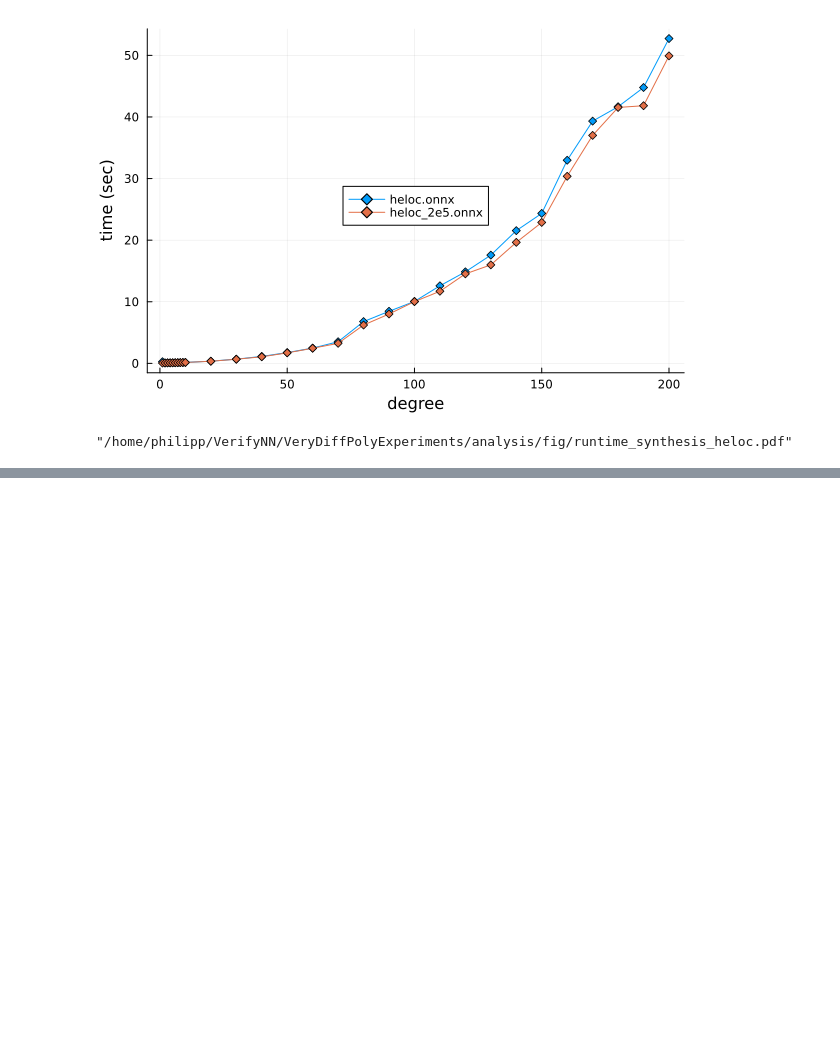
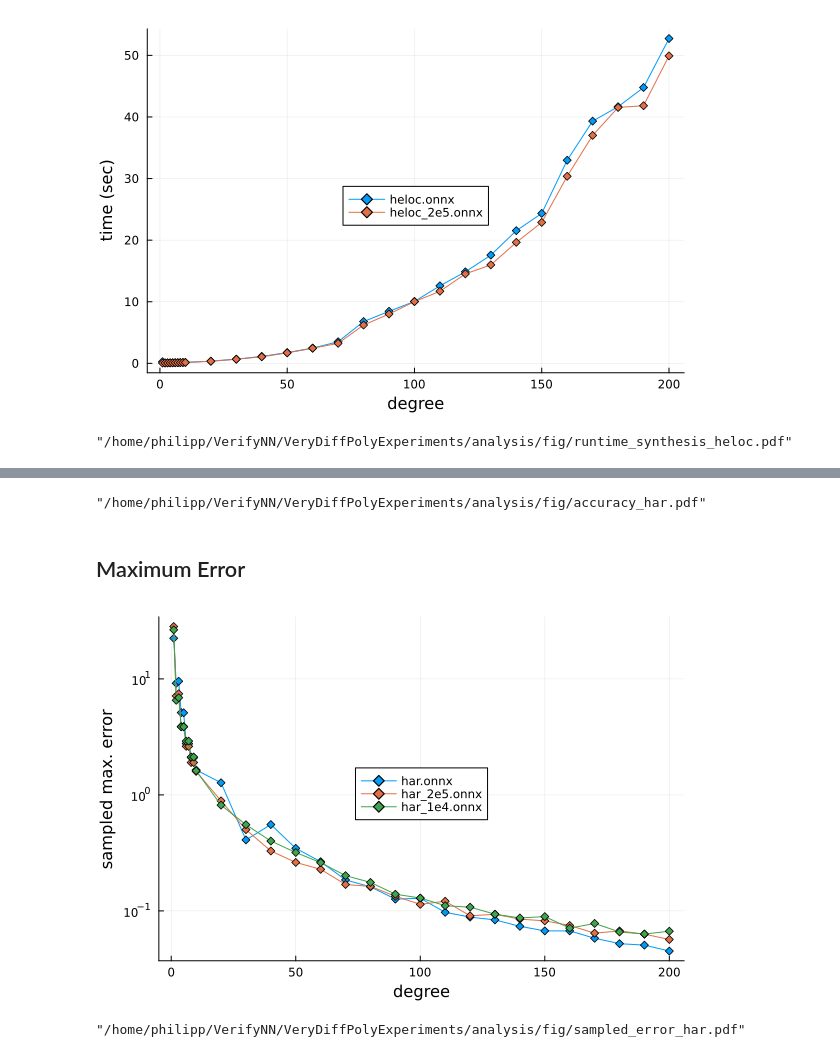
Before and after one commit to phK3/VeryDiffPolyExperiments, a Jupyter notebook: analysis/generated_nns.ipynb, the cells around one changed output, grey strips where cells are left out. Saved outputs shown, nothing was run; the diff lists cells and outputs as text; code cells hidden in the pictures; blank space fills up the shorter version.

Commit message:
HAR analysis

```diff
--- a/analysis/generated_nns.ipynb
+++ b/analysis/generated_nns.ipynb
@@ -234,0 +296,21 @@ savefig(p, "fig/runtime_synthesis_heloc.pdf")
+# %%
+savefig(p, "fig/accuracy_har.pdf")
+# %% [output]
+"/home/philipp/VerifyNN/VeryDiffPolyExperiments/analysis/fig/accuracy_har.pdf"
+# %% [markdown]
+## Maximum Error
+# %%
+p = plot(xlabel="degree", ylabel="sampled max. error", legend=:inside, yscale=:log10)
+for k in keys(results_har)
+    degs = results_har[k]["degrees"]
+    accs = results_har[k]["max_errs"]
+    plot!(degs, accs, label=k, marker=:diamond)
+end
+
+p
+# %% [output]
+[figure, added]
+# %%
+savefig(p, "fig/sampled_error_har.pdf")
+# %% [output]
+"/home/philipp/VerifyNN/VeryDiffPolyExperiments/analysis/fig/sampled_error_har.pdf"
```
Also changed, not shown: parts of 15 cells of this notebook.
